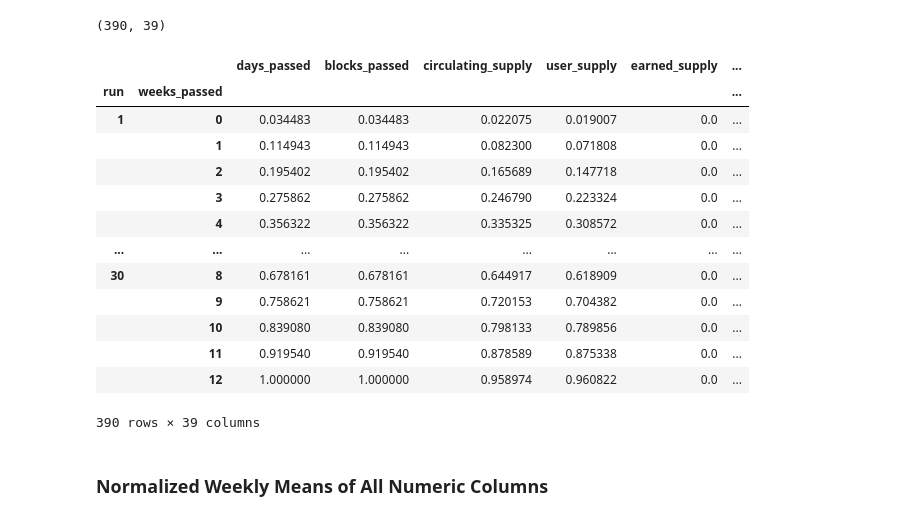
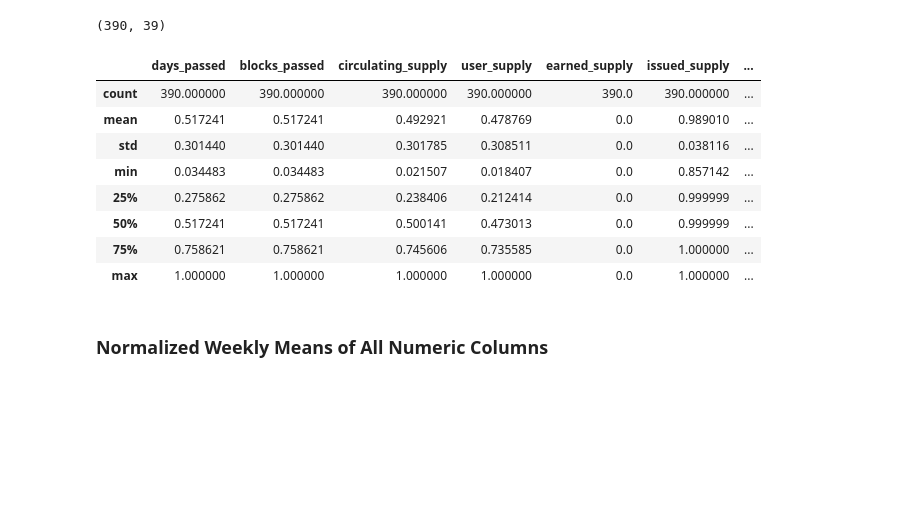
Before and after one commit to BlockScience/subspace, a Jupyter notebook: notebooks/8-initial-conditions.ipynb, the cells around one changed output. Saved outputs shown, nothing was run; the diff lists cells and outputs as text; code cells hidden in the pictures; blank space fills up the shorter version.

```diff
--- a/notebooks/8-initial-conditions.ipynb
+++ b/notebooks/8-initial-conditions.ipynb
@@ -316,22 +297,17 @@ df_normalized.shape
 # %% [output]
 (390, 39)
 # %%
-df_normalized
+df_normalized.describe()
 # %% [output]
-|  |  | days_passed | blocks_passed | circulating_supply | user_supply | earned_supply | ... |
-| run | weeks_passed |  |  |  |  |  | ... |
-| 1 | 0 | 0.034483 | 0.034483 | 0.022075 | 0.019007 | 0.0 | ... |
-|  | 1 | 0.114943 | 0.114943 | 0.082300 | 0.071808 | 0.0 | ... |
-|  | 2 | 0.195402 | 0.195402 | 0.165689 | 0.147718 | 0.0 | ... |
-|  | 3 | 0.275862 | 0.275862 | 0.246790 | 0.223324 | 0.0 | ... |
-|  | 4 | 0.356322 | 0.356322 | 0.335325 | 0.308572 | 0.0 | ... |
-| ... | ... | ... | ... | ... | ... | ... | ... |
-| 30 | 8 | 0.678161 | 0.678161 | 0.644917 | 0.618909 | 0.0 | ... |
-|  | 9 | 0.758621 | 0.758621 | 0.720153 | 0.704382 | 0.0 | ... |
-|  | 10 | 0.839080 | 0.839080 | 0.798133 | 0.789856 | 0.0 | ... |
-|  | 11 | 0.919540 | 0.919540 | 0.878589 | 0.875338 | 0.0 | ... |
-|  | 12 | 1.000000 | 1.000000 | 0.958974 | 0.960822 | 0.0 | ... |
+|  | days_passed | blocks_passed | circulating_supply | user_supply | earned_supply | issued_supply | ... |
+| count | 390.000000 | 390.000000 | 390.000000 | 390.000000 | 390.0 | 390.000000 | ... |
+| mean | 0.517241 | 0.517241 | 0.492921 | 0.478769 | 0.0 | 0.989010 | ... |
+| std | 0.301440 | 0.301440 | 0.301785 | 0.308511 | 0.0 | 0.038116 | ... |
+| min | 0.034483 | 0.034483 | 0.021507 | 0.018407 | 0.0 | 0.857142 | ... |
+| 25% | 0.275862 | 0.275862 | 0.238406 | 0.212414 | 0.0 | 0.999999 | ... |
+| 50% | 0.517241 | 0.517241 | 0.500141 | 0.473013 | 0.0 | 0.999999 | ... |
+| 75% | 0.758621 | 0.758621 | 0.745606 | 0.735585 | 0.0 | 1.000000 | ... |
+| max | 1.000000 | 1.000000 | 1.000000 | 1.000000 | 0.0 | 1.000000 | ... |
-390 rows × 39 columns
 # %% [markdown]
 ### Normalized Weekly Means of All Numeric Columns
 # %%
```
Also changed, not shown: parts of 17 cells of this notebook.
